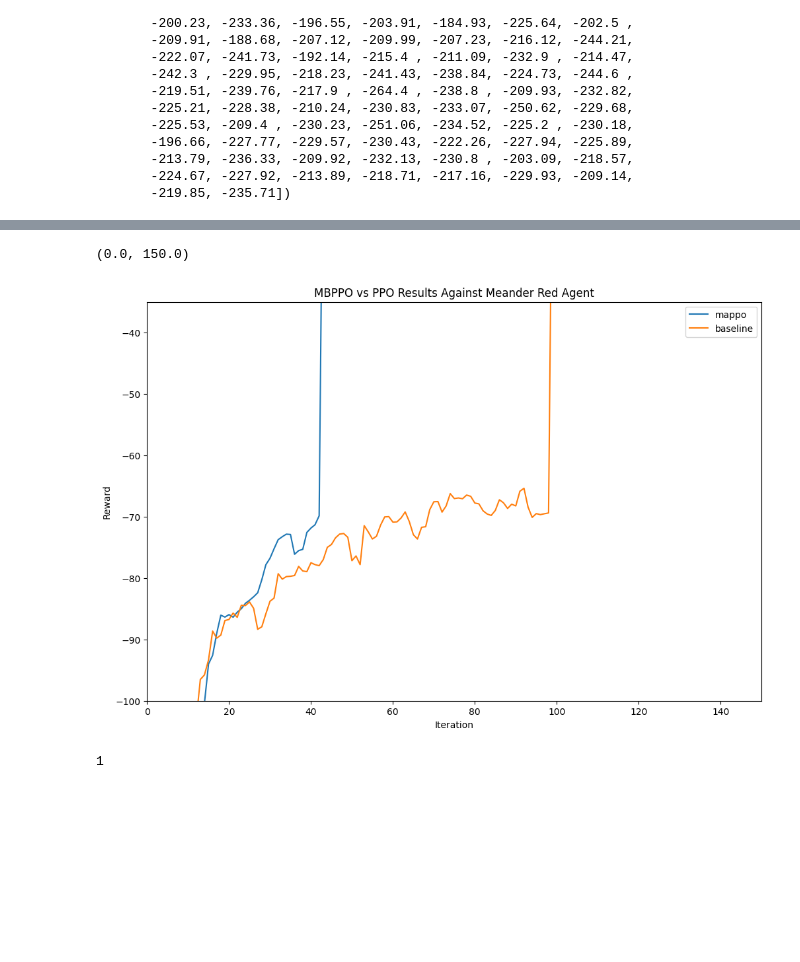
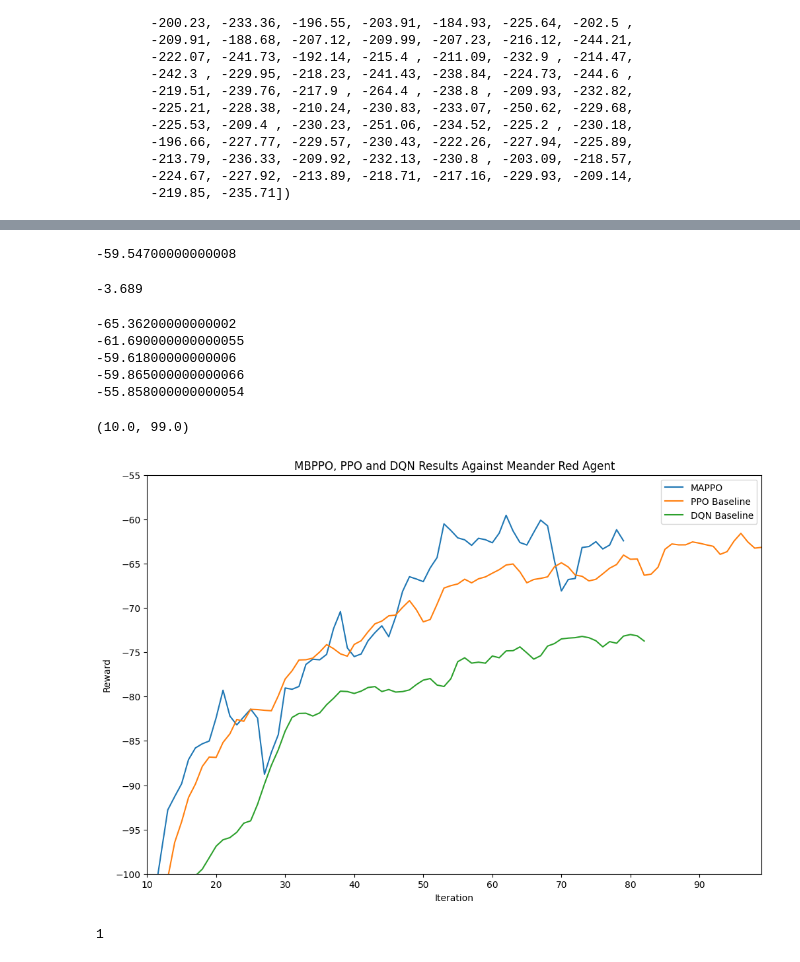
Before and after one commit to cage-challenge/cage-challenge-2, a Jupyter notebook: CybORG/CybORG/MBPPO/plots.ipynb, the cells around one changed output, grey strips where cells are left out. Cells and saved outputs as stored; diff of their text form; code cells hidden in the pictures; blank space fills up the shorter version.

```diff
--- a/CybORG/CybORG/MBPPO/plots.ipynb
+++ b/CybORG/CybORG/MBPPO/plots.ipynb
@@ -69,8 +69,8 @@ np.load('ppo_meander' + str(i) + '.npy').shape
 # %%
-mean_b = np.zeros((5,150))
+mean_m = np.zeros((5,100))
 for i in range(5):
-    mean_b[i,:] = np.load('ppo_meander' + str(i) + '.npy')
-mean_b = mean_b.mean(axis=0)
+    mean_m[i,:] = np.load('baseline_meander' + str(i) + '.npy')
+mean_m = mean_m.mean(axis=0)
 # %%
 t = np.zeros(50)
 t[0:45] = np.load('40_seq_lim_mem_4000_dream3.npy')
@@ -122,0 +140,8 @@ plt.xlim(15, 45)
+# %%
+mean_dqn2 = np.zeros((5,63))
+for i in range(5):
+    mean_dqn2[i,:][1:] = np.mean(np.load('2dqn_bline_baseline_'+str(i)+'.npy')[0:248].reshape(-1, 4), axis=1)
+    print(np.argmax(mean_dqn2[i,1:]>-39))
+max_dqn2 = mean_dqn2.max(axis=0)
+min_dqn2  = mean_dqn2.min(axis=0)
+mean_dqn2 = mean_dqn2.mean(axis=0)
@@ -122,0 +169,5 @@ plt.xlim(15, 45)
+# %%
+for i in range(5):
+    #if i == 1: continue
+    mean_40_2_[i,1:46] = np.load('40_seq_lim_mem_4000_dream' + str(i) + '.npy')[0:50]
+    print(np.argmax(mean_40_2_[i,1:]>-39))
@@ -179,20 +240,46 @@ t = np.roll(t, -2)
 t[43] = -38.263
 t[44] = -37.763
 np.save('40_seq_lim_mem_4000_dream1.npy', t)
+# %%
+np.max(np.load('mbppo_80_meander_80000.npy'))
+# %% [output]
+-59.54700000000008
+# %%
+-59.547 - -55.858
+# %% [output]
+-3.689
+# %%
+for i in range(5):
+  print(np.max(np.load('baseline_meander' + str(i) + '.npy')))
+# %% [output]
+-65.36200000000002
+-61.690000000000055
+-59.61800000000006
+-59.865000000000066
+-55.858000000000054
 # %%
 fig = plt.figure(figsize=(12, 8), dpi=100)
-plt.plot(np.load('40_seq_meander0.npy'), label='mappo')
-plt.plot(np.load('baseline_meander0.npy'), label='baseline')
+plt.plot(np.load('mbppo_80_meander_80000.npy'), label='MAPPO')
 
-#for i in range(5):
-#    plt.plot(np.load('baseline_meander' + str(i) + '.npy'))
+
+mean_dqn = np.zeros((4,83))
+for i in range(4):
+    mean_dqn[i,:][1:] = np.mean(np.load('dqn_bline_meander_'+str(i)+'.npy')[:328].reshape(-1, 4), axis=1)
+
+mean_dqn_ = np.zeros((5,83))
+for i in range(5):
+    mean_dqn_[i,:][1:] = np.mean(np.load('dqn_meander_baseline_'+str(i)+'.npy')[:328].reshape(-1, 4), axis=1)
+
+plt.plot(mean_m, label='PPO Baseline')
+
+plt.plot(np.mean(mean_dqn, axis=0), label='DQN Baseline')
 
 plt.legend()
-plt.title('MBPPO vs PPO Results Against Meander Red Agent')
+plt.title('MBPPO, PPO and DQN Results Against Meander Red Agent')
 plt.xlabel('Iteration')
 plt.ylabel('Reward')
-plt.ylim(-100, -35)
-plt.xlim(0, 150)
+plt.ylim(-100, -55)
+plt.xlim(10, 99)
 # %% [output]
-(0.0, 150.0)
+(10.0, 99.0)
-[figure, old version]
+[figure, new version]
```
Also changed, not shown: parts of 31 cells of this notebook, 8 other files.
